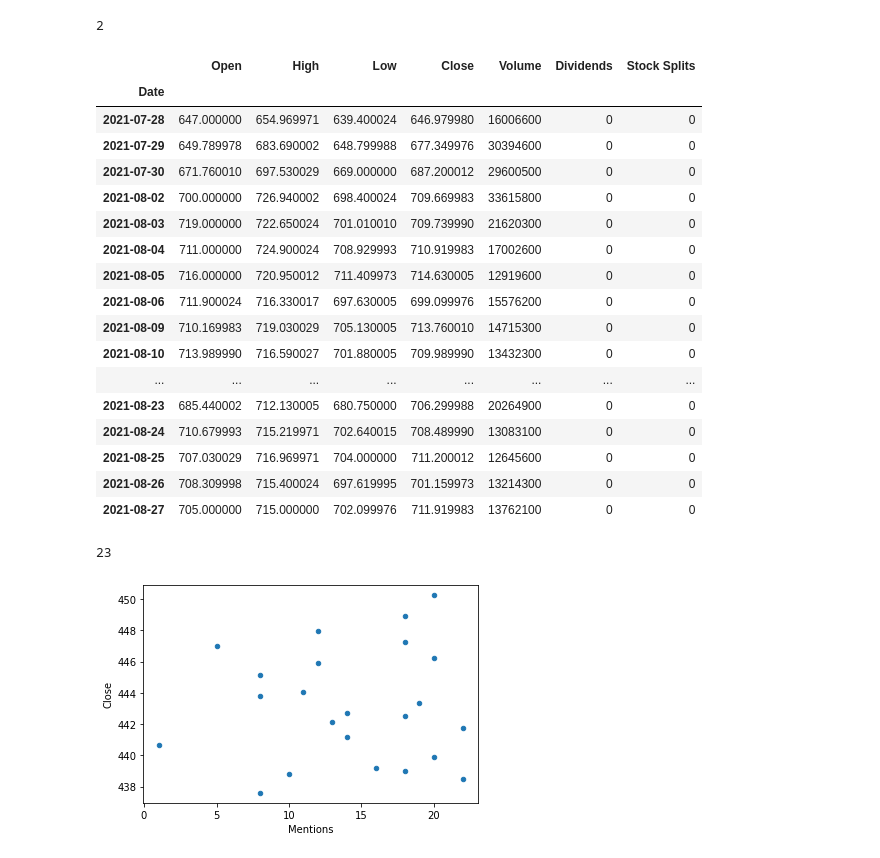
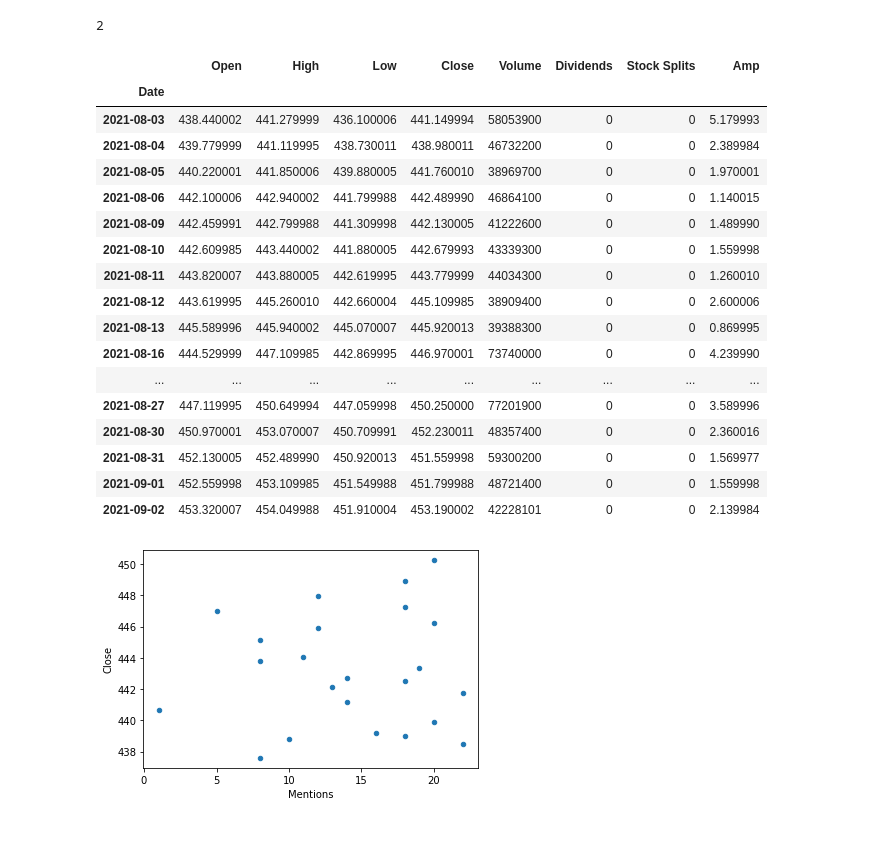
Before and after one commit to dmtiblin/Project-1, a Jupyter notebook: Galen/project 1 test/yfinance_test.ipynb, the cells around one changed output. Cells and saved outputs as stored; diff of their text form; code cells hidden in the pictures.

```diff
--- a/Galen/project 1 test/yfinance_test.ipynb
+++ b/Galen/project 1 test/yfinance_test.ipynb
@@ -27,38 +27,31 @@ indexval = np.arange(0, len(histlist), 1)
 
 for ind in indexval:
     hist_dict[tnames[ind]] = histlist[ind]
-# %%
-hist_dict['TSLA']
-
-plt.line(x=df1['date'], y=df1['new cases'])
-plt.line(x=df2['date'], y=df2['volume'])
-# %% [output]
-|  | Open | High | Low | Close | Volume | Dividends | Stock Splits |
-| Date |  |  |  |  |  |  |  |
-| 2021-07-28 | 647.000000 | 654.969971 | 639.400024 | 646.979980 | 16006600 | 0 | 0 |
-| 2021-07-29 | 649.789978 | 683.690002 | 648.799988 | 677.349976 | 30394600 | 0 | 0 |
-| 2021-07-30 | 671.760010 | 697.530029 | 669.000000 | 687.200012 | 29600500 | 0 | 0 |
-| 2021-08-02 | 700.000000 | 726.940002 | 698.400024 | 709.669983 | 33615800 | 0 | 0 |
-| 2021-08-03 | 719.000000 | 722.650024 | 701.010010 | 709.739990 | 21620300 | 0 | 0 |
-| 2021-08-04 | 711.000000 | 724.900024 | 708.929993 | 710.919983 | 17002600 | 0 | 0 |
-| 2021-08-05 | 716.000000 | 720.950012 | 711.409973 | 714.630005 | 12919600 | 0 | 0 |
-| 2021-08-06 | 711.900024 | 716.330017 | 697.630005 | 699.099976 | 15576200 | 0 | 0 |
-| 2021-08-09 | 710.169983 | 719.030029 | 705.130005 | 713.760010 | 14715300 | 0 | 0 |
-| 2021-08-10 | 713.989990 | 716.590027 | 701.880005 | 709.989990 | 13432300 | 0 | 0 |
-| ... | ... | ... | ... | ... | ... | ... | ... |
-| 2021-08-23 | 685.440002 | 712.130005 | 680.750000 | 706.299988 | 20264900 | 0 | 0 |
-| 2021-08-24 | 710.679993 | 715.219971 | 702.640015 | 708.489990 | 13083100 | 0 | 0 |
-| 2021-08-25 | 707.030029 | 716.969971 | 704.000000 | 711.200012 | 12645600 | 0 | 0 |
-| 2021-08-26 | 708.309998 | 715.400024 | 697.619995 | 701.159973 | 13214300 | 0 | 0 |
-| 2021-08-27 | 705.000000 | 715.000000 | 702.099976 | 711.919983 | 13762100 | 0 | 0 |
 # %%
 # loop through dictionary and add columns using .values() suffix
 for df in hist_dict.values():
     df['Amp'] = df['High'] - df['Low']
 # %%
-len(hist_dict['SPY'])
+hist_dict['SPY']
 # %% [output]
-23
+|  | Open | High | Low | Close | Volume | Dividends | Stock Splits | Amp |
+| Date |  |  |  |  |  |  |  |  |
+| 2021-08-03 | 438.440002 | 441.279999 | 436.100006 | 441.149994 | 58053900 | 0 | 0 | 5.179993 |
+| 2021-08-04 | 439.779999 | 441.119995 | 438.730011 | 438.980011 | 46732200 | 0 | 0 | 2.389984 |
+| 2021-08-05 | 440.220001 | 441.850006 | 439.880005 | 441.760010 | 38969700 | 0 | 0 | 1.970001 |
+| 2021-08-06 | 442.100006 | 442.940002 | 441.799988 | 442.489990 | 46864100 | 0 | 0 | 1.140015 |
+| 2021-08-09 | 442.459991 | 442.799988 | 441.309998 | 442.130005 | 41222600 | 0 | 0 | 1.489990 |
+| 2021-08-10 | 442.609985 | 443.440002 | 441.880005 | 442.679993 | 43339300 | 0 | 0 | 1.559998 |
+| 2021-08-11 | 443.820007 | 443.880005 | 442.619995 | 443.779999 | 44034300 | 0 | 0 | 1.260010 |
+| 2021-08-12 | 443.619995 | 445.260010 | 442.660004 | 445.109985 | 38909400 | 0 | 0 | 2.600006 |
+| 2021-08-13 | 445.589996 | 445.940002 | 445.070007 | 445.920013 | 39388300 | 0 | 0 | 0.869995 |
+| 2021-08-16 | 444.529999 | 447.109985 | 442.869995 | 446.970001 | 73740000 | 0 | 0 | 4.239990 |
+| ... | ... | ... | ... | ... | ... | ... | ... | ... |
+| 2021-08-27 | 447.119995 | 450.649994 | 447.059998 | 450.250000 | 77201900 | 0 | 0 | 3.589996 |
+| 2021-08-30 | 450.970001 | 453.070007 | 450.709991 | 452.230011 | 48357400 | 0 | 0 | 2.360016 |
+| 2021-08-31 | 452.130005 | 452.489990 | 450.920013 | 451.559998 | 59300200 | 0 | 0 | 1.569977 |
+| 2021-09-01 | 452.559998 | 453.109985 | 451.549988 | 451.799988 | 48721400 | 0 | 0 | 1.559998 |
+| 2021-09-02 | 453.320007 | 454.049988 | 451.910004 | 453.190002 | 42228101 | 0 | 0 | 2.139984 |
 # %%
 # gonna try having it loop through tickers plotting made-up mention values against close price
 randomlist = []
```
Also changed, not shown: 1 other file.
